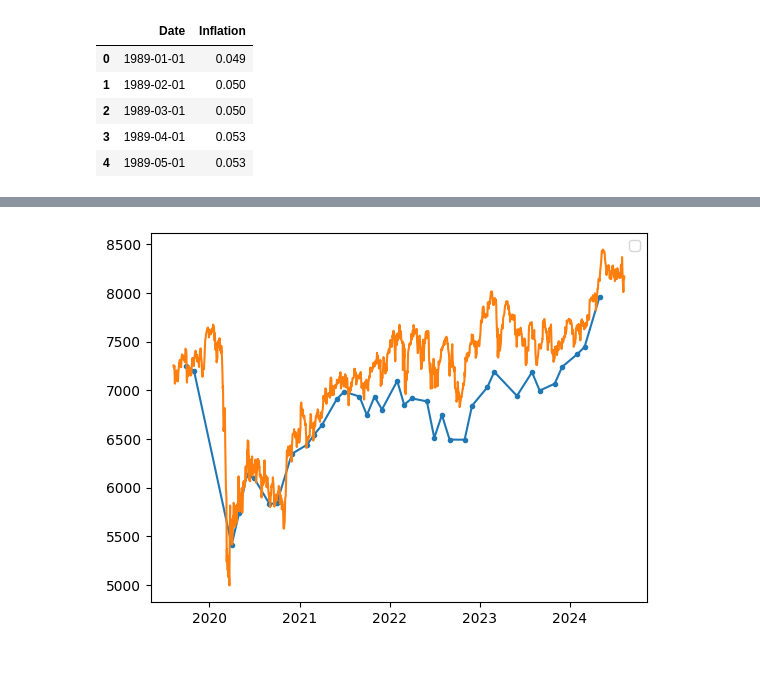
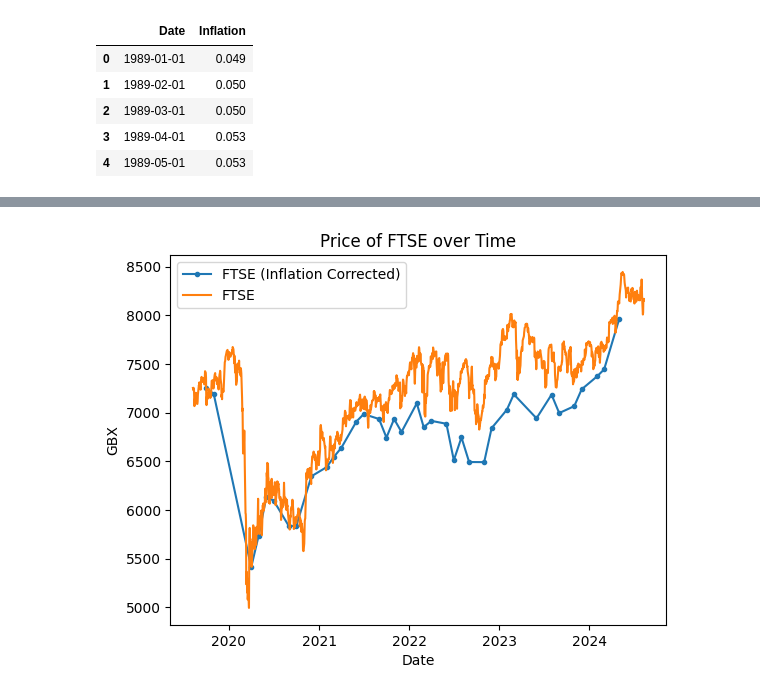
Before and after one commit to JoysGitHubPortfolio/SecuritiesModelling, a Jupyter notebook: Answers/Q1.ipynb, the cells around one changed output, grey strips where cells are left out. Saved outputs shown, nothing was run; the diff lists cells and outputs as text; code cells hidden in the pictures; blank space fills up the shorter version.

```diff
--- a/Answers/Q1.ipynb
+++ b/Answers/Q1.ipynb
@@ -49,10 +54,13 @@ ftse_inflation.head(5)
 # %%
 plt.plot(ftse_inflation['Date'], ftse_inflation['Corrected Close'], marker='.')
 plt.plot(ftse['Date'], ftse['Close'])
-plt.legend()
+plt.legend(['FTSE (Inflation Corrected)', 'FTSE'])
+plt.title('Price of FTSE over Time')
+plt.ylabel('GBX')
+plt.xlabel('Date')
 plt.show()
 # %% [output]
-[figure, old version]
+[figure, new version]
 # %%
 # Reference: https://pypi.org/project/yfinance/
 btc = Get5YSecurityPlot(security='BTC-GBP')
```
Also changed, not shown: parts of 10 cells of this notebook, 5 other files.
